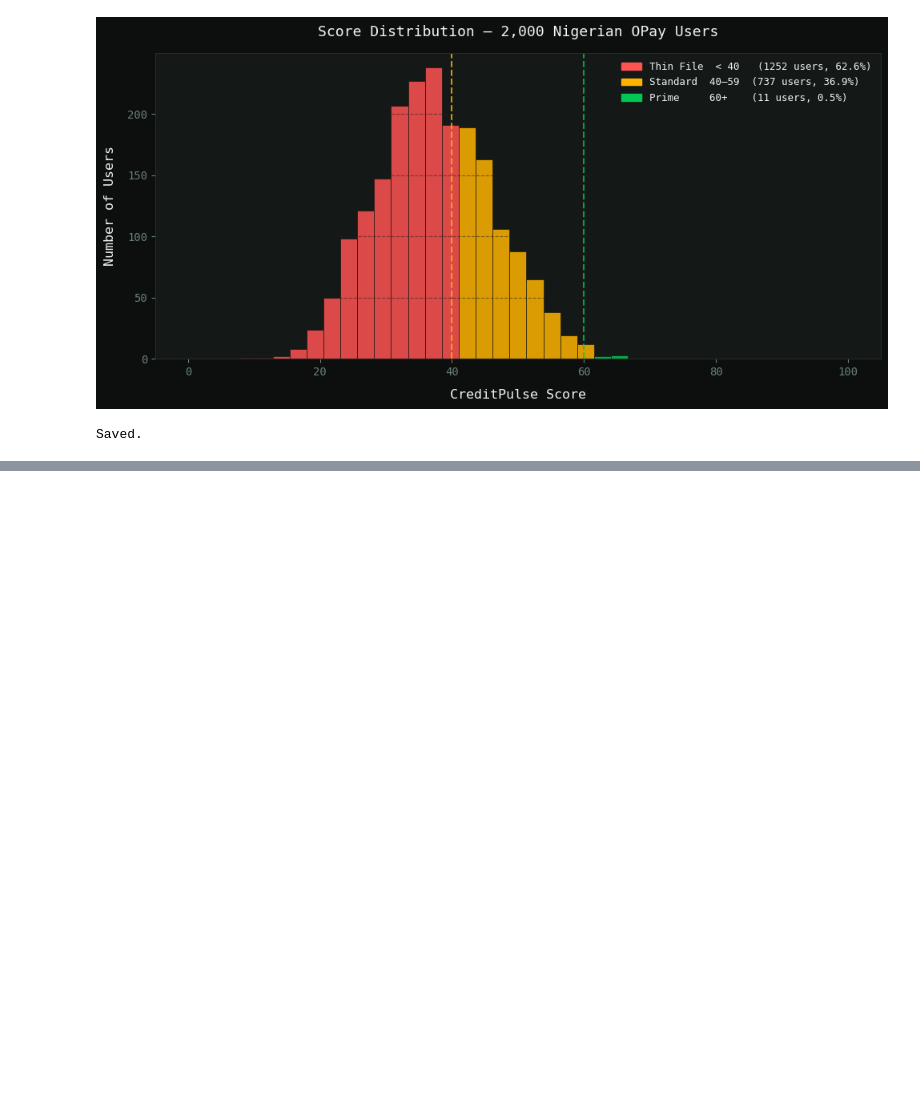
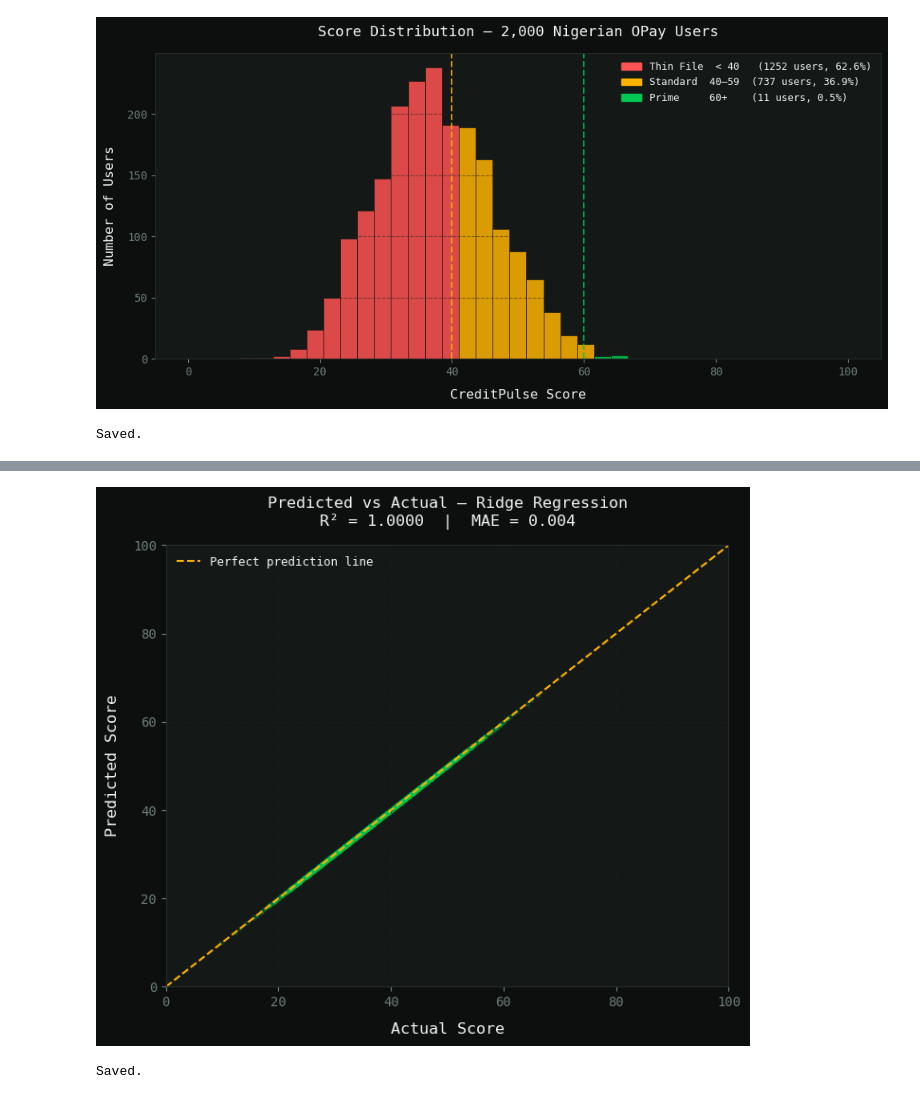
Before and after one commit to Kalebb12/credit-pulse, a Jupyter notebook: notebooks/03_plots.ipynb, the cells around one changed output, grey strips where cells are left out. Cells and saved outputs as stored; diff of their text form; code cells hidden in the pictures; blank space fills up the shorter version.

```diff
--- a/notebooks/03_plots.ipynb
+++ b/notebooks/03_plots.ipynb
@@ -133,0 +204,27 @@ Saved.
+# %%
+X_all  = df[FEATURE_COLS]
+y_true = df["credit_score"]
+y_pred = pipeline.predict(X_all)
+
+fig, ax = plt.subplots(figsize=(7, 6))
+
+ax.scatter(y_true, y_pred, alpha=0.15, s=8, color=GREEN)
+ax.plot([0, 100], [0, 100], color=AMBER, linewidth=1.5,
+        linestyle="--", label="Perfect prediction line")
+
+ax.set_xlabel("Actual Score", fontsize=12, labelpad=10)
+ax.set_ylabel("Predicted Score", fontsize=12, labelpad=10)
+ax.set_title("Predicted vs Actual — Ridge Regression\nR² = 1.0000  |  MAE = 0.004",
+             fontsize=12, pad=15)
+ax.legend(framealpha=0.15, edgecolor="#252C29", fontsize=9)
+ax.grid(True)
+ax.set_xlim(0, 100)
+ax.set_ylim(0, 100)
+
+plt.tight_layout()
+plt.savefig("../data/plot_predicted_vs_actual.png", dpi=150, bbox_inches="tight")
+plt.show()
+print("Saved.")
+# %% [output]
+[figure, added]
+Saved.
```
Also changed, not shown: parts of 2 cells of this notebook, 9 other files.
